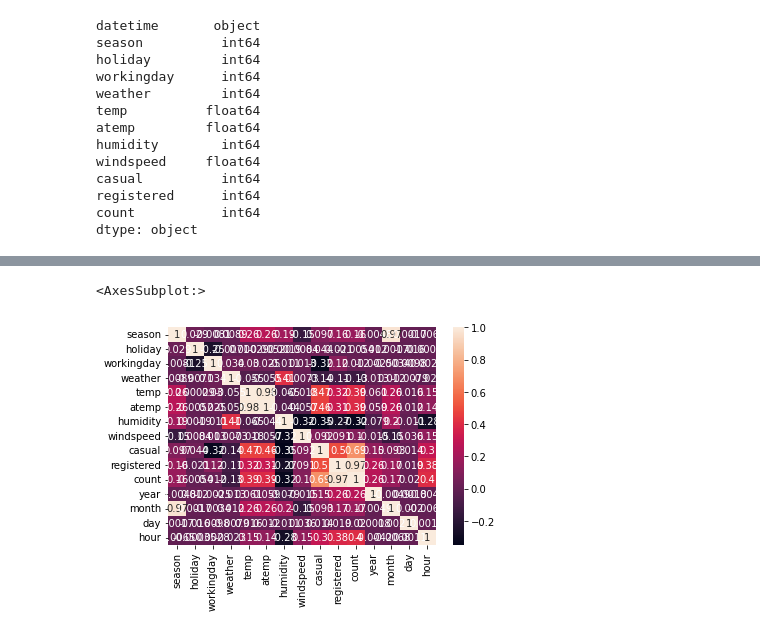
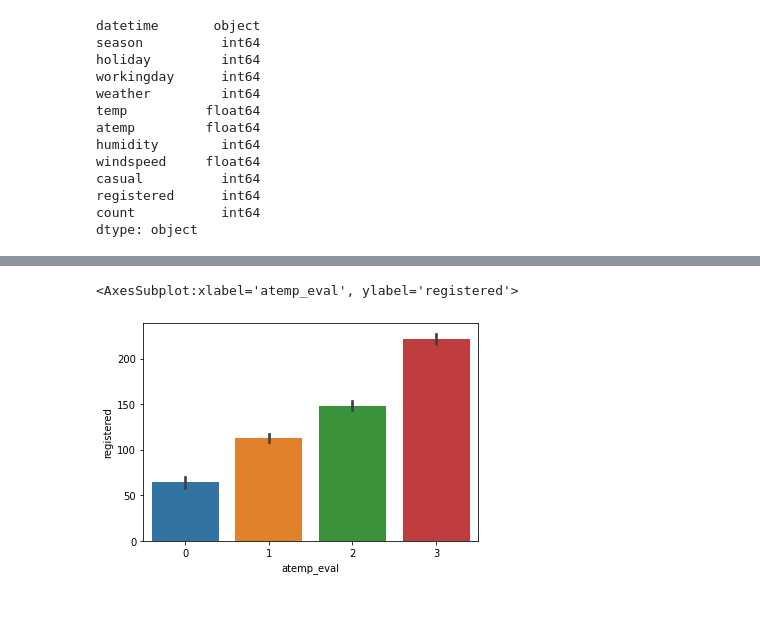
Before and after one commit to leotanaka4/Trabalho2LingProg, a Jupyter notebook: ans.ipynb, the cells around one changed output, grey strips where cells are left out. Cells and saved outputs as stored; diff of their text form; code cells hidden in the pictures; blank space fills up the shorter version.

```diff
--- a/ans.ipynb
+++ b/ans.ipynb
@@ -112,8 +270,6 @@ data_b.corr()
-# %%
-correlacao = data_b.corr()
-plt.figure()
-sns.heatmap(data=correlacao, annot=True)
-# %% [output]
-<AxesSubplot:>
-[figure, removed]
+# %%
+sns.barplot(x="atemp_eval", y="registered", data=data_b)
+# %% [output]
+<AxesSubplot:xlabel='atemp_eval', ylabel='registered'>
+[figure, added]
 # %%
```
Also changed, not shown: parts of 29 cells of this notebook.
